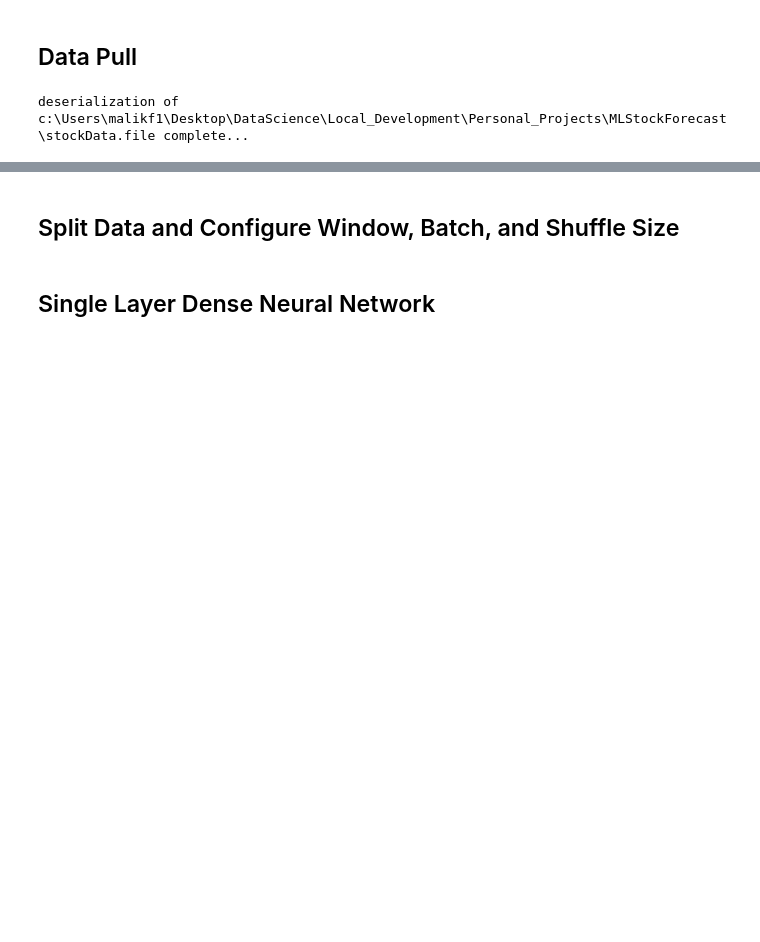
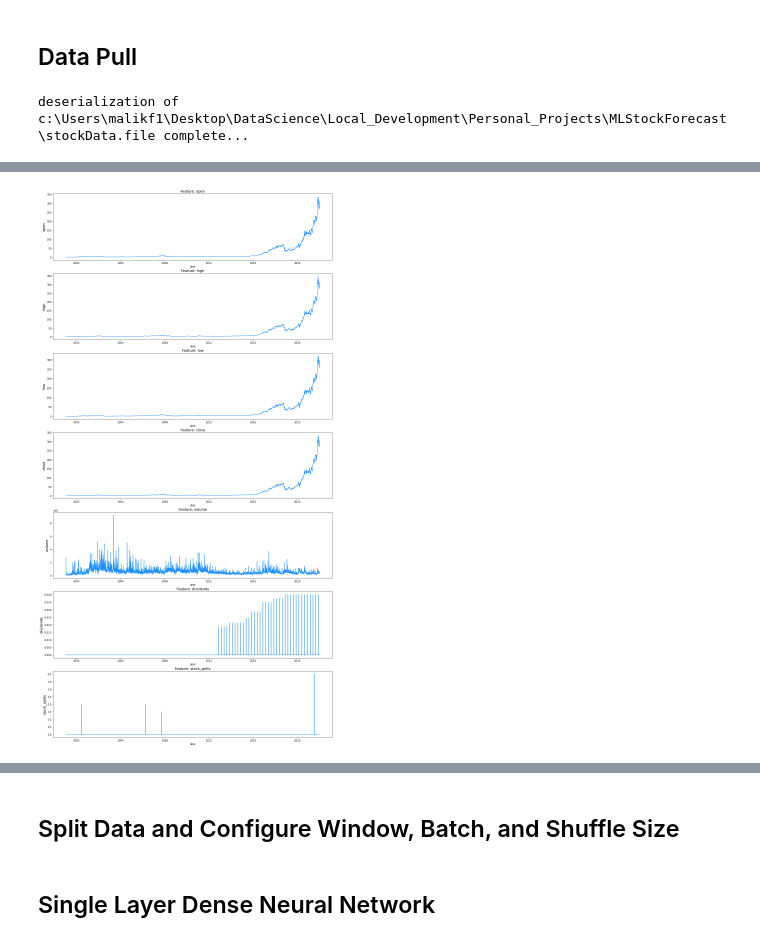
Before and after one commit to IllegalOpcode007/mlForecast, a Jupyter notebook: neuralNetStockForecast.ipynb, the cells around one changed output, grey strips where cells are left out. Saved outputs shown, nothing was run; the diff lists cells and outputs as text; code cells hidden in the pictures; blank space fills up the shorter version.

```diff
--- a/neuralNetStockForecast.ipynb
+++ b/neuralNetStockForecast.ipynb
@@ -42,0 +61,2 @@ deserialization of c:\Users\malikf1\Desktop\DataScience\Local_Development\Person
+# %%
+stockDataFrame = dump[myTicker].copy(deep=True)
@@ -42,0 +84,11 @@ deserialization of c:\Users\malikf1\Desktop\DataScience\Local_Development\Person
+# %%
+# To complete the data, as naive method, we will use ffill
+f, ax = plt.subplots(nrows=7, ncols=1, figsize=(20, 40))
+
+for i, column in enumerate(stockDataFrame.drop(['date', 'load_date', 'symbol'], axis=1).columns):
+    sns.lineplot(x=stockDataFrame['date'], y=stockDataFrame[column].fillna(method='ffill'), ax=ax[i], color='dodgerblue')
+    ax[i].set_title('Feature: {}'.format(column), fontsize=14)
+    ax[i].set_ylabel(ylabel=column, fontsize=14)
+    #ax[i].set_xlim([date(2020, 1, 1), date(2022, 1, 10)])
+# %% [output]
+[figure, added]
```
Also changed, not shown: parts of 53 cells of this notebook, 1 other file.
